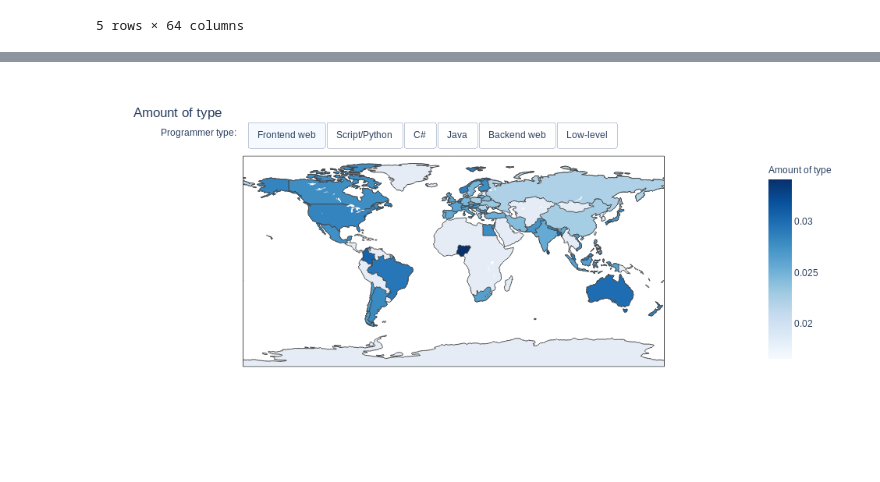
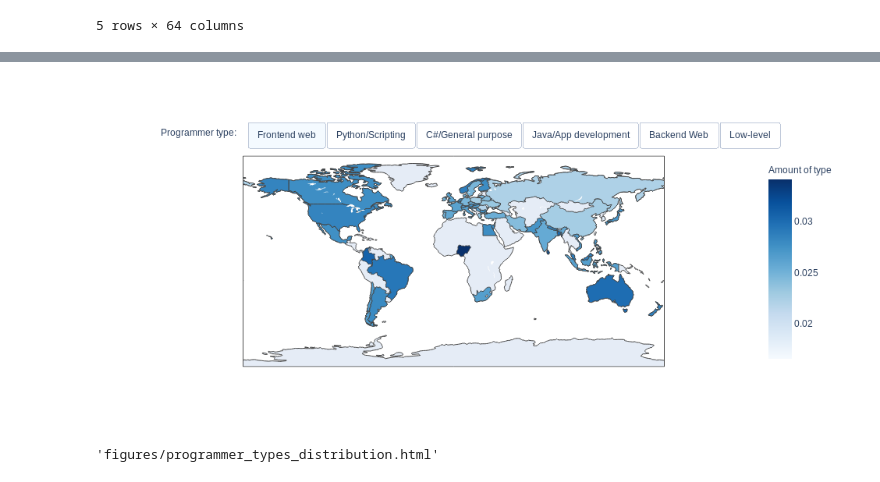
Before and after one commit to dinotuku/SOSN, a Jupyter notebook: clusteringrsults.ipynb, the cells around one changed output, grey strips where cells are left out. Cells and saved outputs as stored; diff of their text form; code cells hidden in the pictures.

```diff
--- a/clusteringrsults.ipynb
+++ b/clusteringrsults.ipynb
@@ -118,7 +253,9 @@ fig = make_subplots(
     rows=2, cols=3,
     specs=[[{"type": "polar"}, {"type": "polar"}, {"type": "polar"}],
            [{"type": "polar"}, {"type": "polar"}, {"type": "polar"}]],
+    subplot_titles=("Frontend Web", "Python/Scripting", "C#/General purpose", "Java/App development", "Backend Web", "Low-level")
 )
+
 
 for i in range(6):
     for_polar = types[i].nlargest(10)
@@ -141,7 +278,8 @@ fig.update_layout(
     {subax: dict(
         radialaxis=dict(
             visible=True,
-            type="log"
+            type="log",
+            showticklabels=False
         ),
     ) for subax in subaxes}
 )
@@ -151,4 +289,8 @@ fig.update_layout(
 )
 
 fig.show()
+import plotly
+#plotly.offline.plot(fig, filename='file.html')
+#programming_types_plot = plotly.offline.plot(fig, include_plotlyjs=False, output_type='div')
+plotly.offline.plot(fig, filename="figures/programmer_types.html", include_plotlyjs=True, auto_open=False)
 # %% [output]
@@ -155,0 +299,8 @@ fig.show()
+# %%
+"""Get dataset combining iso3-codes to country names in English"""
+temp = pd.read_csv("data/IP2LOCATION-COUNTRY-MULTILINGUAL/IP2LOCATION-COUNTRY-MULTILINGUAL.CSV",
+                usecols=["LANG_NAME", "COUNTRY_ALPHA3_CODE", "COUNTRY_NAME"])
+iso_to_name_df = temp[temp["LANG_NAME"] == "ENGLISH"]
+iso_to_name_df = iso_to_name_df.drop("LANG_NAME", axis=1)\
+    .rename({"COUNTRY_ALPHA3_CODE" : "iso3", "COUNTRY_NAME" : "country_name"}, axis=1)
+iso_to_name_df.head()
@@ -156,3 +314,8 @@ fig.show()
+# %%
+"""merge with type by country"""
+type_by_country["isotemp"] = type_by_country.index.copy()
+type_by_country = type_by_country.merge(iso_to_name_df, left_on="isotemp", right_on="iso3", how="left")
+type_by_country.index = survey_data.groupby("Country").count().Age.index
 # %%
 """Plot the country scores for each programmer type"""
 import plotly.graph_objects as go
@@ -161,49 +324,52 @@ fig = go.Figure()
 
 for i in range(6):
     fig.add_trace(go.Choropleth(
-        locations=type_by_country[survey_data.groupby("Country").count().Age > 500].index, # Spatial coordinates
+        locations=type_by_country.iso3[survey_data.groupby("Country").count().Age > 500], # Spatial coordinates
         z = type_by_country[survey_data.groupby("Country").count().Age > 500][i], # Data to be color-coded
-        #text=type_by_country[df19.groupby("Country").count().Age > 500][0],
         colorscale = 'Blues',
         colorbar_title = "Amount of type",
         name="2",
-        visible=(i==0)
+        visible=(i==0),
+        text=type_by_country.country_name[survey_data.groupby("Country").count().Age > 500]
     ))
 
-fig.update_layout(
-    title_text = 'Amount of type'
-)
+#fig.update_layout(
+#    title_text = 'Amount of type'
+#)
 
 # Add dropdown
-prog_labels = ["Frontend web", "Script/Python", "C#", "Java", "Backend web", "Low-level"]
+prog_labels = ["Frontend web", "Python/Scripting", "C#/General purpose", "Java/App development", "Backend Web", "Low-level"]
 fig.update_layout(
     updatemenus=[
         go.layout.Updatemenu(
             type = "buttons",
             direction = "left",
             buttons=list([dict(
                     args=[{"visible" : [j==i for j in range(6)]}],
                     label=prog_labels[i],
                     method="update"
                 ) for i in range(6) ]),
             pad={"r": 10, "t": 10},
             showactive=True,
             x=0.15,
             xanchor="left",
             y=1.2,
             yanchor="top"
         ),
     ]
 )
 
 # Add annotation
 fig.update_layout(
     annotations=[
         go.layout.Annotation(text="Programmer type:", showarrow=False,
                              x=0, y=1.15, yref="paper", align="left")
     ]
 )
 
 fig.show()
+#programming_types_distribution_plot = plotly.offline.plot(fig, include_plotlyjs=False, output_type='div')
+plotly.offline.plot(fig, filename="figures/programmer_types_distribution.html", include_plotlyjs=True, auto_open=False)
 # %% [output]
-[figure, old version]
+[figure, new version]
+'figures/programmer_types_distribution.html'
```
Also changed, not shown: parts of 26 cells of this notebook.
